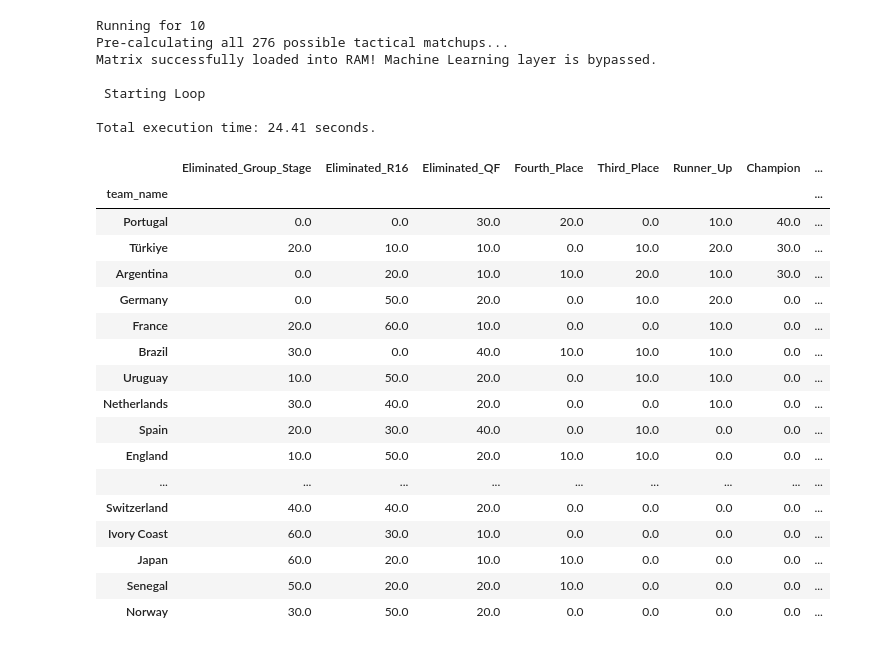
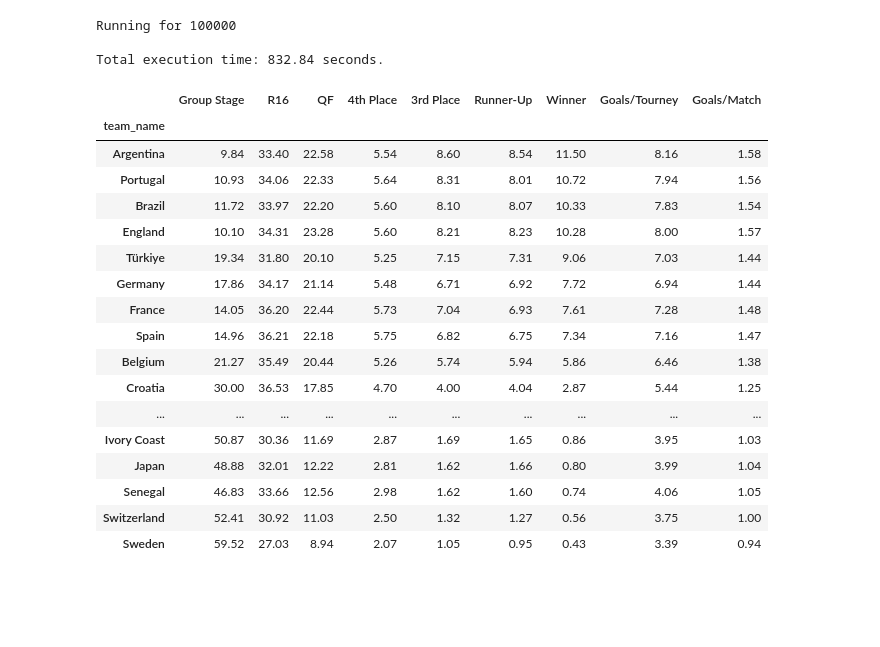
Before and after one commit to vibhash2006/Football-Project, a Jupyter notebook: notebooks/Modelling/Match_Predictions/World_Cup_Simulation.ipynb, the cells around one changed output. Cells and saved outputs as stored; diff of their text form; code cells hidden in the pictures; blank space fills up the shorter version.

```diff
--- a/notebooks/Modelling/Match_Predictions/World_Cup_Simulation.ipynb
+++ b/notebooks/Modelling/Match_Predictions/World_Cup_Simulation.ipynb
@@ -360,6 +361,20 @@ def run_monte_carlo(master_df, prediction_engine, chaos_std, iterations=10000):
 
     final_results = final_results.round(2)
 
+    rename_mapping = {
+        'Eliminated_Group_Stage': 'Group Stage',
+        'Eliminated_R16': 'R16',
+        'Eliminated_QF': 'QF',
+        'Fourth_Place': '4th Place',
+        'Third_Place': '3rd Place',
+        'Runner_Up': 'Runner-Up',
+        'Champion': 'Winner',
+        'Avg_Goals_Per_Tournament': 'Goals/Tourney',
+        'Avg_Goals_Per_Match': 'Goals/Match'
+    }
+
+    final_results = final_results.rename(columns=rename_mapping)
+
     end_time = time.time()
     print(f"\nTotal execution time: {round(end_time - start_time, 2)} seconds.")
 
@@ -367,35 +382,31 @@ def run_monte_carlo(master_df, prediction_engine, chaos_std, iterations=10000):
 # %%
 final_tournament_probabilities = run_monte_carlo(
     master_df=df,
     prediction_engine=prediction_engine,
     chaos_std=chaos_std,
-    iterations=10
+    iterations=100000
 )
 
 display(final_tournament_probabilities)
 # %% [output]
-Running for 10
-Pre-calculating all 276 possible tactical matchups...
-Matrix successfully loaded into RAM! Machine Learning layer is bypassed.
+Running for 100000
 
- Starting Loop
-
-Total execution time: 24.41 seconds.
+Total execution time: 832.84 seconds.
-|  | Eliminated_Group_Stage | Eliminated_R16 | Eliminated_QF | Fourth_Place | Third_Place | Runner_Up | Champion | ... |
-| team_name |  |  |  |  |  |  |  | ... |
-| Portugal | 0.0 | 0.0 | 30.0 | 20.0 | 0.0 | 10.0 | 40.0 | ... |
-| Türkiye | 20.0 | 10.0 | 10.0 | 0.0 | 10.0 | 20.0 | 30.0 | ... |
-| Argentina | 0.0 | 20.0 | 10.0 | 10.0 | 20.0 | 10.0 | 30.0 | ... |
-| Germany | 0.0 | 50.0 | 20.0 | 0.0 | 10.0 | 20.0 | 0.0 | ... |
-| France | 20.0 | 60.0 | 10.0 | 0.0 | 0.0 | 10.0 | 0.0 | ... |
-| Brazil | 30.0 | 0.0 | 40.0 | 10.0 | 10.0 | 10.0 | 0.0 | ... |
-| Uruguay | 10.0 | 50.0 | 20.0 | 0.0 | 10.0 | 10.0 | 0.0 | ... |
-| Netherlands | 30.0 | 40.0 | 20.0 | 0.0 | 0.0 | 10.0 | 0.0 | ... |
-| Spain | 20.0 | 30.0 | 40.0 | 0.0 | 10.0 | 0.0 | 0.0 | ... |
-| England | 10.0 | 50.0 | 20.0 | 10.0 | 10.0 | 0.0 | 0.0 | ... |
-| ... | ... | ... | ... | ... | ... | ... | ... | ... |
-| Switzerland | 40.0 | 40.0 | 20.0 | 0.0 | 0.0 | 0.0 | 0.0 | ... |
-| Ivory Coast | 60.0 | 30.0 | 10.0 | 0.0 | 0.0 | 0.0 | 0.0 | ... |
-| Japan | 60.0 | 20.0 | 10.0 | 10.0 | 0.0 | 0.0 | 0.0 | ... |
-| Senegal | 50.0 | 20.0 | 20.0 | 10.0 | 0.0 | 0.0 | 0.0 | ... |
-| Norway | 30.0 | 50.0 | 20.0 | 0.0 | 0.0 | 0.0 | 0.0 | ... |
+|  | Group Stage | R16 | QF | 4th Place | 3rd Place | Runner-Up | Winner | Goals/Tourney | Goals/Match |
+| team_name |  |  |  |  |  |  |  |  |  |
+| Argentina | 9.84 | 33.40 | 22.58 | 5.54 | 8.60 | 8.54 | 11.50 | 8.16 | 1.58 |
+| Portugal | 10.93 | 34.06 | 22.33 | 5.64 | 8.31 | 8.01 | 10.72 | 7.94 | 1.56 |
+| Brazil | 11.72 | 33.97 | 22.20 | 5.60 | 8.10 | 8.07 | 10.33 | 7.83 | 1.54 |
+| England | 10.10 | 34.31 | 23.28 | 5.60 | 8.21 | 8.23 | 10.28 | 8.00 | 1.57 |
+| Türkiye | 19.34 | 31.80 | 20.10 | 5.25 | 7.15 | 7.31 | 9.06 | 7.03 | 1.44 |
+| Germany | 17.86 | 34.17 | 21.14 | 5.48 | 6.71 | 6.92 | 7.72 | 6.94 | 1.44 |
+| France | 14.05 | 36.20 | 22.44 | 5.73 | 7.04 | 6.93 | 7.61 | 7.28 | 1.48 |
+| Spain | 14.96 | 36.21 | 22.18 | 5.75 | 6.82 | 6.75 | 7.34 | 7.16 | 1.47 |
+| Belgium | 21.27 | 35.49 | 20.44 | 5.26 | 5.74 | 5.94 | 5.86 | 6.46 | 1.38 |
+| Croatia | 30.00 | 36.53 | 17.85 | 4.70 | 4.00 | 4.04 | 2.87 | 5.44 | 1.25 |
+| ... | ... | ... | ... | ... | ... | ... | ... | ... | ... |
+| Ivory Coast | 50.87 | 30.36 | 11.69 | 2.87 | 1.69 | 1.65 | 0.86 | 3.95 | 1.03 |
+| Japan | 48.88 | 32.01 | 12.22 | 2.81 | 1.62 | 1.66 | 0.80 | 3.99 | 1.04 |
+| Senegal | 46.83 | 33.66 | 12.56 | 2.98 | 1.62 | 1.60 | 0.74 | 4.06 | 1.05 |
+| Switzerland | 52.41 | 30.92 | 11.03 | 2.50 | 1.32 | 1.27 | 0.56 | 3.75 | 1.00 |
+| Sweden | 59.52 | 27.03 | 8.94 | 2.07 | 1.05 | 0.95 | 0.43 | 3.39 | 0.94 |
```
Also changed, not shown: parts of 2 cells of this notebook, 1 other file.
